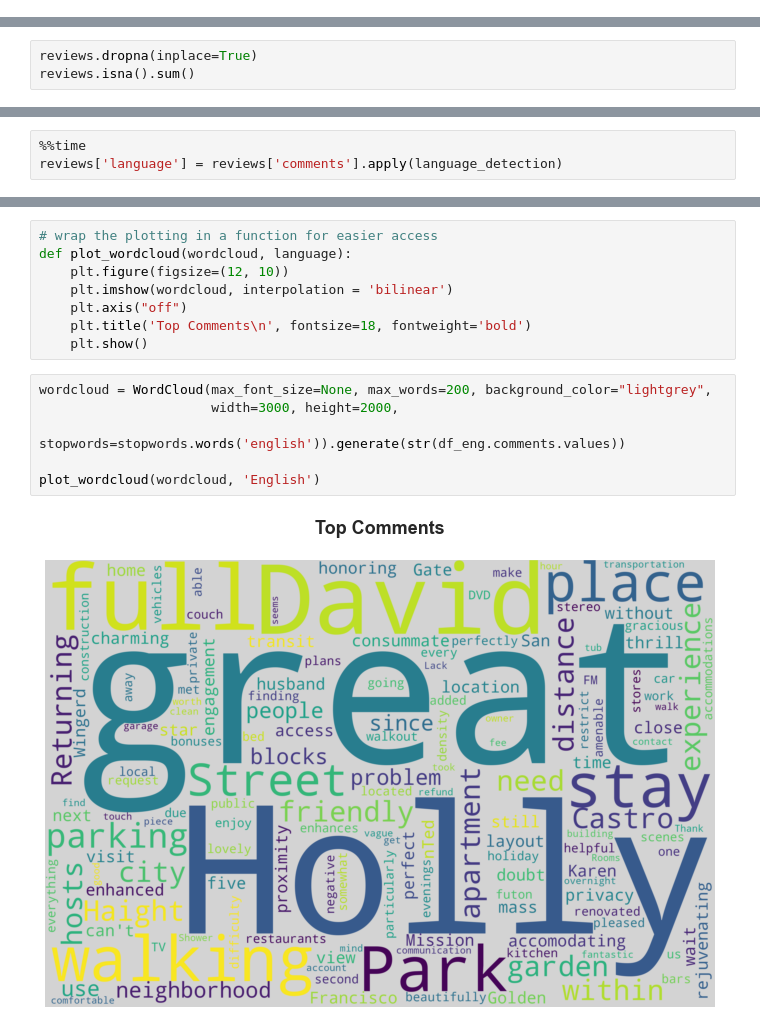
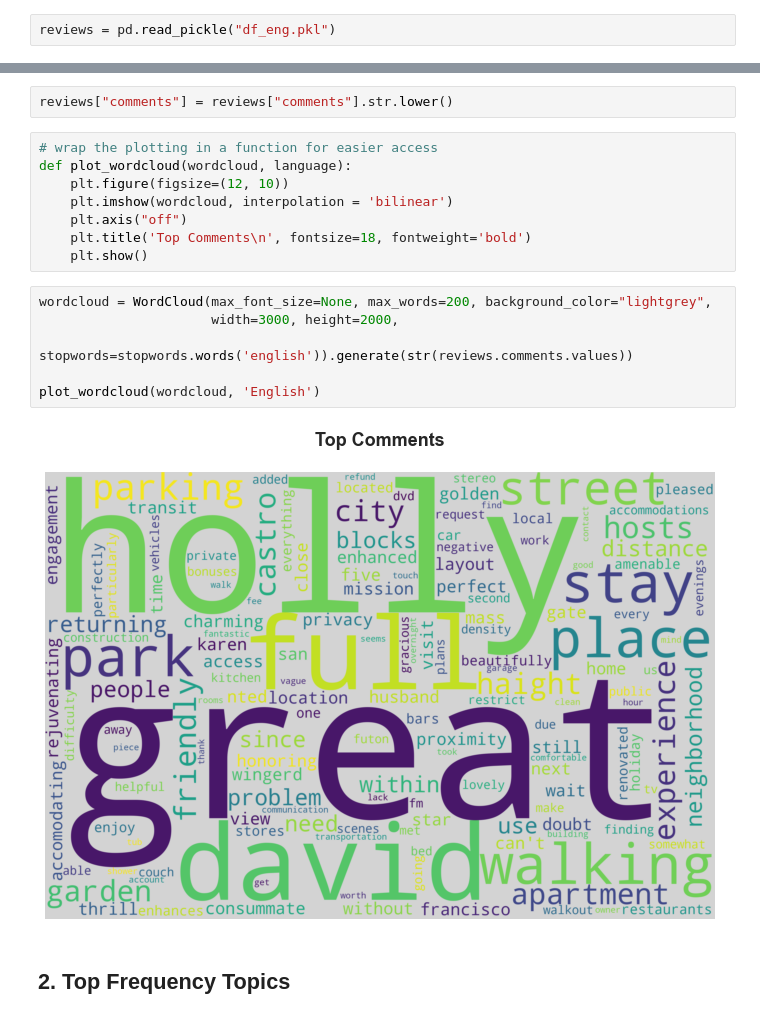
Before and after one commit to LingxingG/Data-Mining-Project, a Jupyter notebook: Tanny/Reviews Analysis.ipynb, the cells around one changed output, grey strips where cells are left out. Saved outputs shown, nothing was run; the diff lists cells and outputs as text.

```diff
--- a/Tanny/Reviews Analysis.ipynb
+++ b/Tanny/Reviews Analysis.ipynb
@@ -27,3 +32,5 @@ It contains 0 duplicates.
+# %%
+reviews = pd.read_pickle("df_eng.pkl")
 # %%
 reviews.head()
 # %% [output]
@@ -48,3 +42,0 @@ dtype: int64
-# %%
-reviews.dropna(inplace=True)
-reviews.isna().sum()
@@ -74,3 +42,0 @@ def language_detection(text):
-# %%
-%%time
-reviews['language'] = reviews['comments'].apply(language_detection)
@@ -161,3 +43,5 @@ True
+# %%
+reviews["comments"] = reviews["comments"].str.lower()
 # %%
 # wrap the plotting in a function for easier access
 def plot_wordcloud(wordcloud, language):
@@ -169,8 +53,10 @@ def plot_wordcloud(wordcloud, language):
 # %%
 wordcloud = WordCloud(max_font_size=None, max_words=200, background_color="lightgrey",
                       width=3000, height=2000,
-                      stopwords=stopwords.words('english')).generate(str(df_eng.comments.values))
+                      stopwords=stopwords.words('english')).generate(str(reviews.comments.values))
 
 plot_wordcloud(wordcloud, 'English')
 # %% [output]
-[figure, old version]
+[figure, new version]
+# %% [markdown]
+## 2. Top Frequency Topics
```
Also changed, not shown: parts of 23 cells of this notebook, 2 other files.
